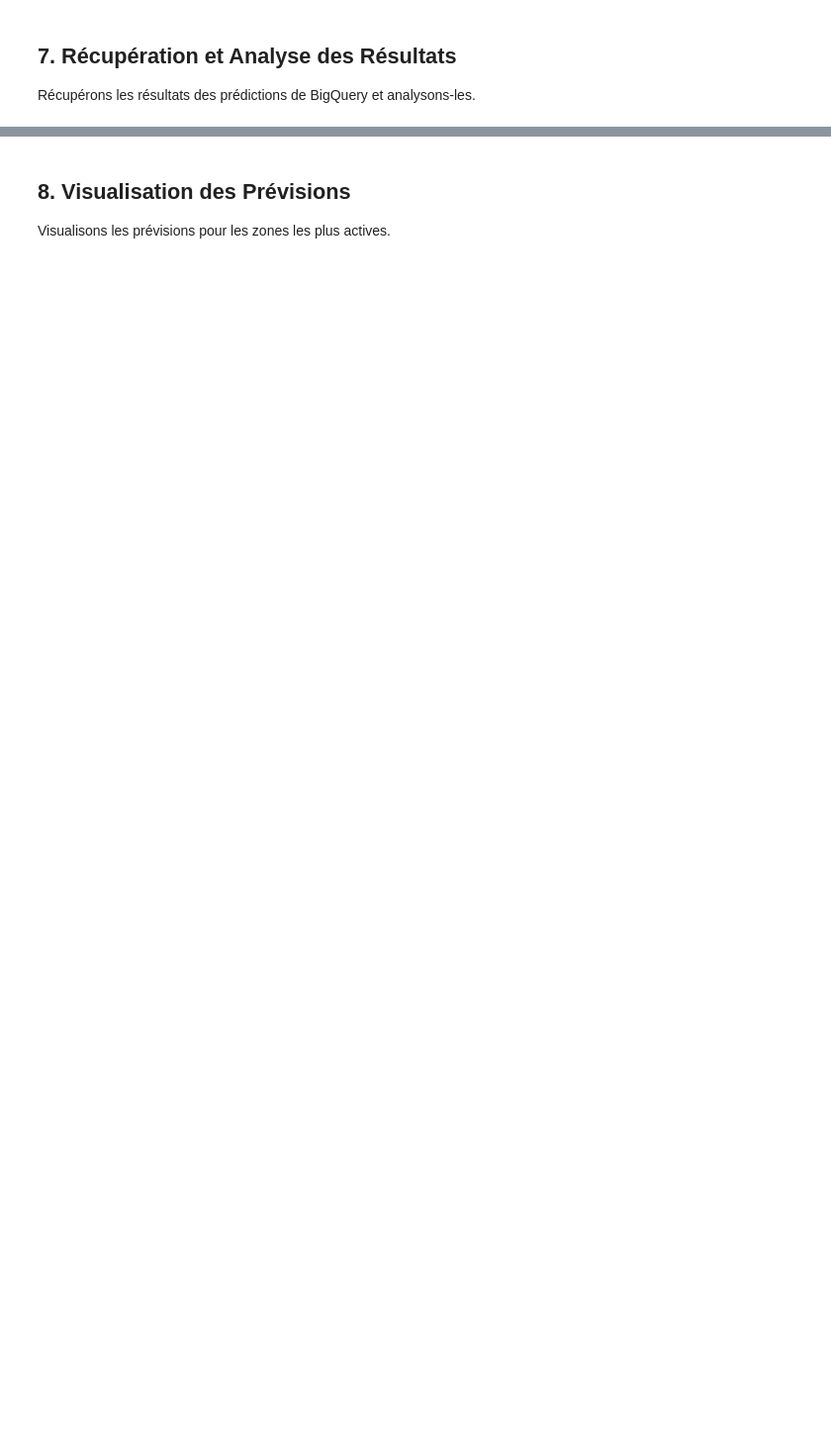
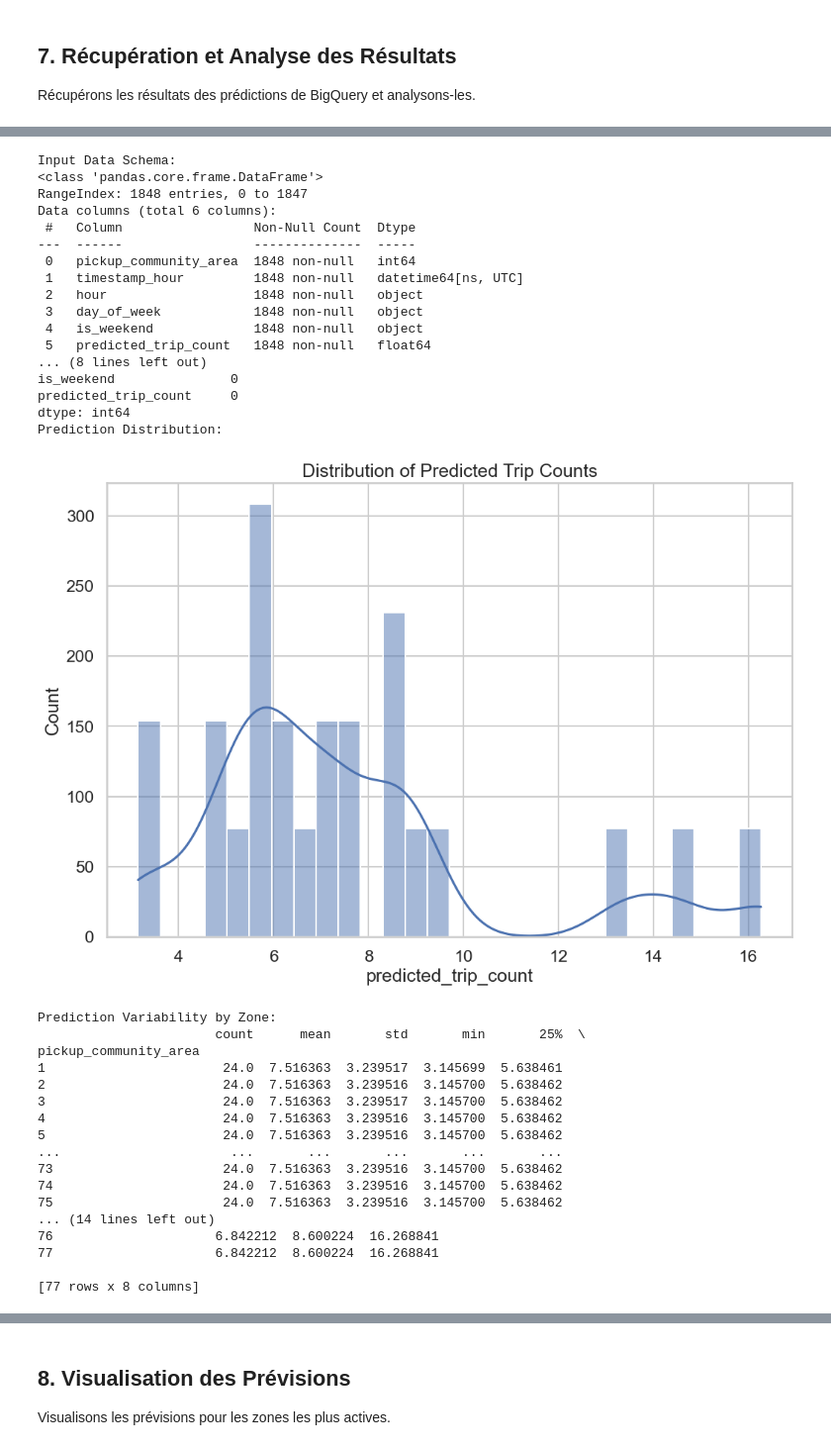
Before and after one commit to gvern/chicago-taxi-genai-demo, a Jupyter notebook: notebooks/3_Batch_Prediction_Visualization.ipynb, the cells around one changed output, grey strips where cells are left out. Shown: that part at 99% size. Saved outputs shown, nothing was run; the diff lists cells and outputs as text; code cells hidden in the pictures; blank space fills up the shorter version.

Commit message:
test_predicted_values

```diff
--- a/notebooks/3_Batch_Prediction_Visualization.ipynb
+++ b/notebooks/3_Batch_Prediction_Visualization.ipynb
@@ -333,7 +331,8 @@ Récupérons les résultats des prédictions de BigQuery et analysons-les.
 # Récupération et analyse des résultats de prédiction batch
 
 # Après le batch_predict, récupère le nom de la table de sortie :
-output_table_uri = batch_job.output_info.bigquery_output_table  # ex: bq://avisia-certification-ml-yde.chicago_taxis.predictions_2025_04_16T02_38_20_413Z_934
+#output_table_uri = batch_job.output_info.bigquery_output_table  # ex: bq://avisia-certification-ml-yde.chicago_taxis.predictions_2025_04_16T02_38_20_413Z_934
+output_table_uri= "predictions_2025_04_16T02_38_20_413Z_934"
 
 try:
     # Toujours parser l'URI pour obtenir projet, dataset, table
@@ -365,7 +364,7 @@ try:
       hour,
       day_of_week,
       is_weekend,
-      prediction.value[OFFSET(0)] AS predicted_trip_count
+      predicted_trip_count.value as predicted_trip_count
     FROM `{output_table_id}`
     ORDER BY timestamp_hour, pickup_community_area
     """
@@ -375,6 +374,7 @@ try:
     # Conversion des types
     df_pred['timestamp_hour'] = pd.to_datetime(df_pred['timestamp_hour'])
     df_pred['predicted_trip_count'] = df_pred['predicted_trip_count'].astype(float)
+    df_pred['pickup_community_area'] = df_pred['pickup_community_area'].astype(int)  # or str, depending on the type
 
     print(f"✅ Prédictions récupérées: {df_pred.shape[0]} lignes")
 
@@ -385,9 +385,8 @@ try:
     # Aperçu des prédictions
     print("\nAperçu des prédictions:")
     display(df_pred.head())
+    print("Unique values in df_pred['pickup_community_area']:", sorted(df_pred['pickup_community_area'].unique()))
 except Exception as e:
     print(f"❌ Erreur lors de la récupération des prédictions: {e}")
-    # Si l'erreur persiste, il faudra vérifier la localisation réelle du dataset 'chicago_taxis'
-    # et potentiellement gérer une requête inter-régions explicitement.
 # %% [output]
 Tentative de requête avec le client BigQuery par défaut pour la table: avisia-certification-ml-yde.chicago_taxis.predictions_2025_04_16T02_38_20_413Z_934
@@ -397,0 +414,54 @@ Job ID: 567fa871-41df-461d-b149-45099cc2acfe
+# %%
+# Check the input data schema
+print("Input Data Schema:")
+print(df_pred.info())
+
+# Check for missing values
+print("Missing Values:")
+print(df_pred.isnull().sum())
+
+# Check the distribution of predictions
+print("Prediction Distribution:")
+sns.histplot(df_pred['predicted_trip_count'], kde=True)
+plt.title("Distribution of Predicted Trip Counts")
+plt.show()
+
+# Check variability across zones
+print("Prediction Variability by Zone:")
+print(df_pred.groupby('pickup_community_area')['predicted_trip_count'].describe())
+# %% [output]
+Input Data Schema:
+<class 'pandas.core.frame.DataFrame'>
+RangeIndex: 1848 entries, 0 to 1847
+Data columns (total 6 columns):
+ #   Column                 Non-Null Count  Dtype
+---  ------                 --------------  -----
+ 0   pickup_community_area  1848 non-null   int64
+ 1   timestamp_hour         1848 non-null   datetime64[ns, UTC]
+ 2   hour                   1848 non-null   object
+ 3   day_of_week            1848 non-null   object
+ 4   is_weekend             1848 non-null   object
+ 5   predicted_trip_count   1848 non-null   float64
+... (8 lines left out)
+is_weekend               0
+predicted_trip_count     0
+dtype: int64
+Prediction Distribution:
+[figure, added]
+Prediction Variability by Zone:
+                       count      mean       std       min       25%  \
+pickup_community_area
+1                       24.0  7.516363  3.239517  3.145699  5.638461
+2                       24.0  7.516363  3.239516  3.145700  5.638462
+3                       24.0  7.516363  3.239517  3.145700  5.638462
+4                       24.0  7.516363  3.239516  3.145700  5.638462
+5                       24.0  7.516363  3.239516  3.145700  5.638462
+...                      ...       ...       ...       ...       ...
+73                      24.0  7.516363  3.239516  3.145700  5.638462
+74                      24.0  7.516363  3.239516  3.145700  5.638462
+75                      24.0  7.516363  3.239516  3.145700  5.638462
+... (14 lines left out)
+76                     6.842212  8.600224  16.268841
+77                     6.842212  8.600224  16.268841
+
+[77 rows x 8 columns]
```
Also changed, not shown: parts of 7 cells of this notebook.
